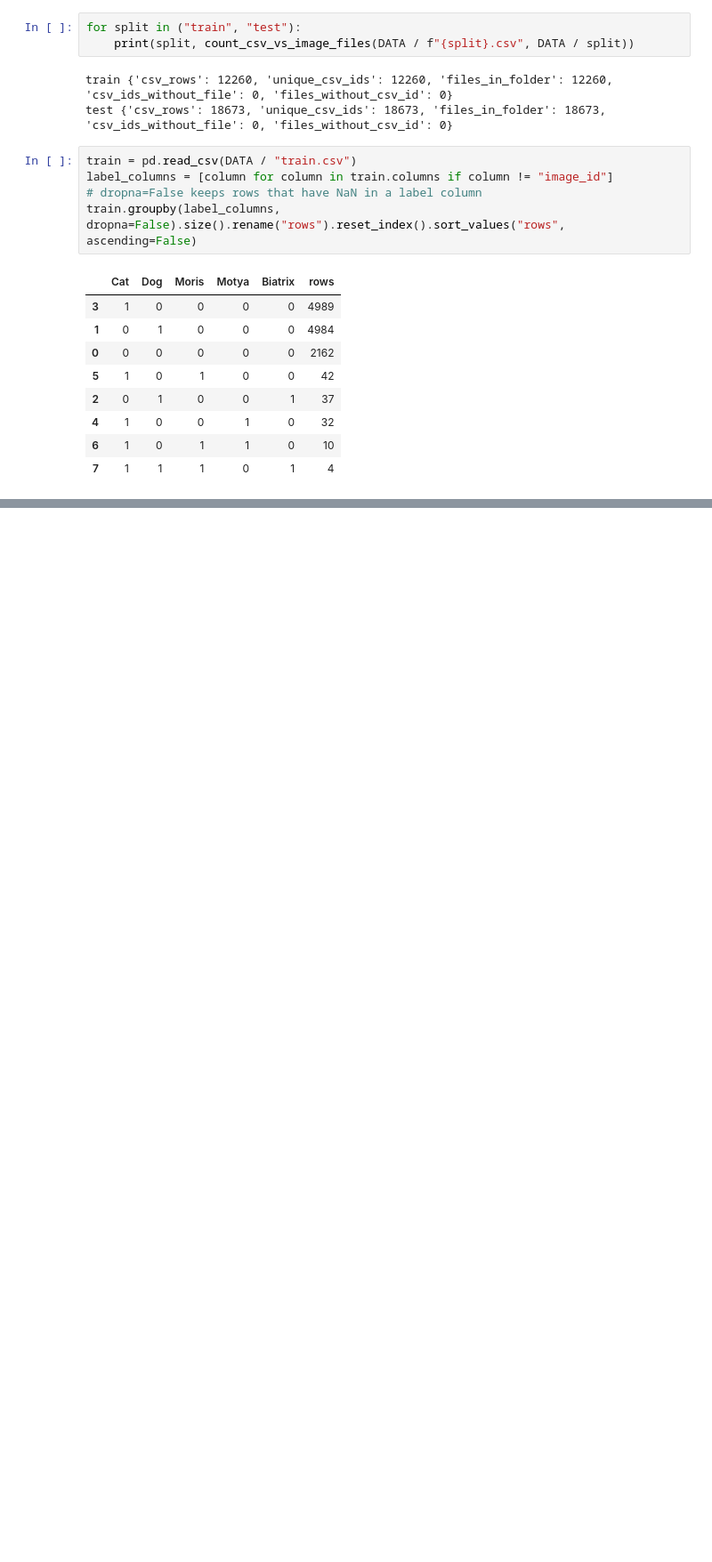
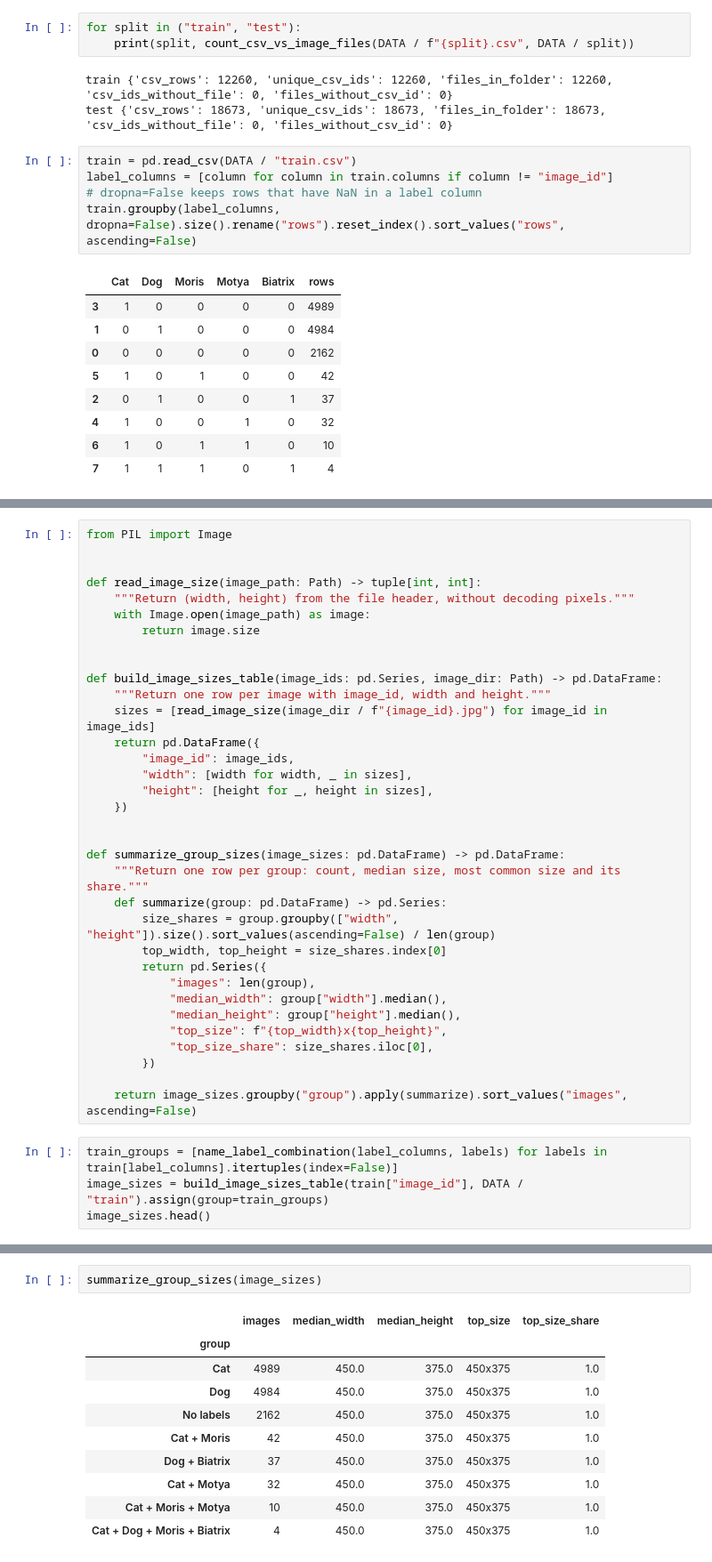
Before and after one commit to koalla05/deep-learning-assignment2, a Jupyter notebook: notebooks/01_eda.ipynb, the cells around one changed output, grey strips where cells are left out. Shown at 89% size. Drawn from its saved outputs; the diff is of its cells as text; blank space fills up the shorter version.

Commit message:
Add image size analysis by label group
Co-Authored-By: Claude Sonnet 5.5 <noreply@anthropic.com>

```diff
--- a/notebooks/01_eda.ipynb
+++ b/notebooks/01_eda.ipynb
@@ -63,3 +69,41 @@ fig.subplots_adjust(left=0.15)
 plt.show()
 # %% [output]
 [figure]
+# %%
+from PIL import Image
+
+
+def read_image_size(image_path: Path) -> tuple[int, int]:
+    """Return (width, height) from the file header, without decoding pixels."""
+    with Image.open(image_path) as image:
+        return image.size
+
+
+def build_image_sizes_table(image_ids: pd.Series, image_dir: Path) -> pd.DataFrame:
+    """Return one row per image with image_id, width and height."""
+    sizes = [read_image_size(image_dir / f"{image_id}.jpg") for image_id in image_ids]
+    return pd.DataFrame({
+        "image_id": image_ids,
+        "width": [width for width, _ in sizes],
+        "height": [height for _, height in sizes],
+    })
+
+
+def summarize_group_sizes(image_sizes: pd.DataFrame) -> pd.DataFrame:
+    """Return one row per group: count, median size, most common size and its share."""
+    def summarize(group: pd.DataFrame) -> pd.Series:
+        size_shares = group.groupby(["width", "height"]).size().sort_values(ascending=False) / len(group)
+        top_width, top_height = size_shares.index[0]
+        return pd.Series({
+            "images": len(group),
+            "median_width": group["width"].median(),
+            "median_height": group["height"].median(),
+            "top_size": f"{top_width}x{top_height}",
+            "top_size_share": size_shares.iloc[0],
+        })
+
+    return image_sizes.groupby("group").apply(summarize).sort_values("images", ascending=False)
+# %%
+train_groups = [name_label_combination(label_columns, labels) for labels in train[label_columns].itertuples(index=False)]
+image_sizes = build_image_sizes_table(train["image_id"], DATA / "train").assign(group=train_groups)
+image_sizes.head()
@@ -65,0 +117,13 @@ plt.show()
+# %%
+summarize_group_sizes(image_sizes)
+# %% [output]
+|  | images | median_width | median_height | top_size | top_size_share |
+| group |  |  |  |  |  |
+| Cat | 4989 | 450.0 | 375.0 | 450x375 | 1.0 |
+| Dog | 4984 | 450.0 | 375.0 | 450x375 | 1.0 |
+| No labels | 2162 | 450.0 | 375.0 | 450x375 | 1.0 |
+| Cat + Moris | 42 | 450.0 | 375.0 | 450x375 | 1.0 |
+| Dog + Biatrix | 37 | 450.0 | 375.0 | 450x375 | 1.0 |
+| Cat + Motya | 32 | 450.0 | 375.0 | 450x375 | 1.0 |
+| Cat + Moris + Motya | 10 | 450.0 | 375.0 | 450x375 | 1.0 |
+| Cat + Dog + Moris + Biatrix | 4 | 450.0 | 375.0 | 450x375 | 1.0 |
```
Also changed, not shown: parts of 4 cells of this notebook.
